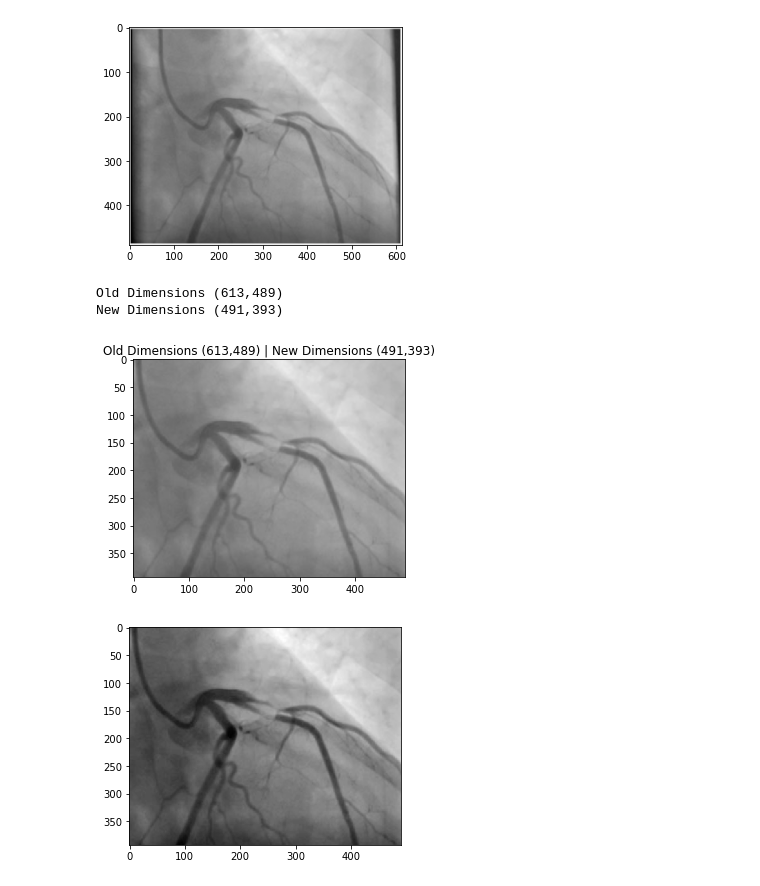
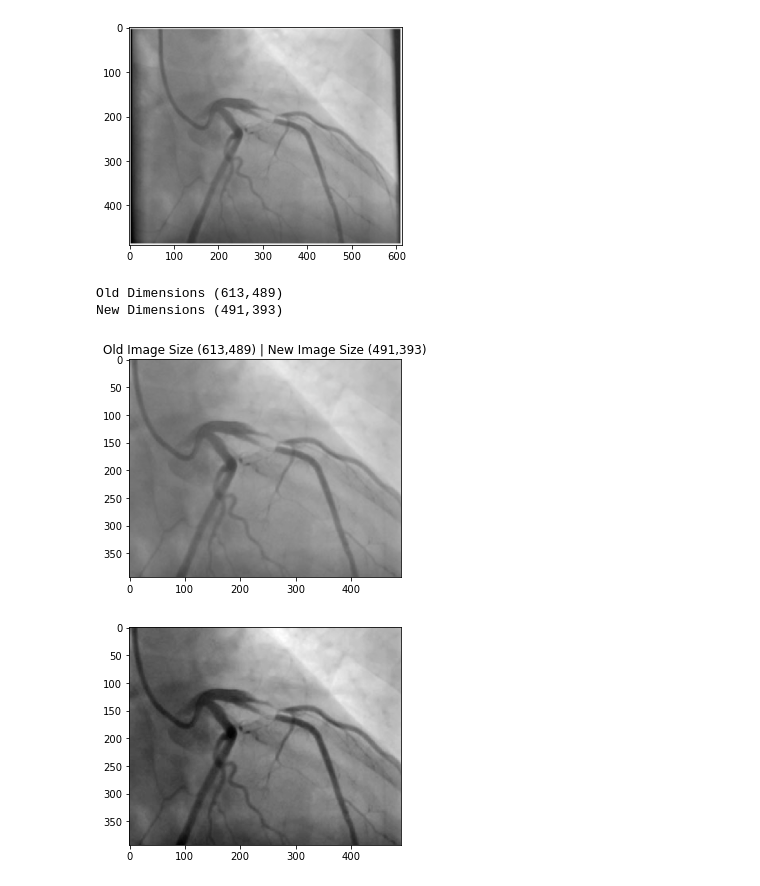
Before and after one commit to HeeebsInc/AngiogramBlockageDetection, a Jupyter notebook: technical-notebook.ipynb, the cells around one changed output. Cells and saved outputs as stored; diff of their text form; code cells hidden in the pictures.

```diff
--- a/technical-notebook.ipynb
+++ b/technical-notebook.ipynb
@@ -19,17 +19,17 @@ plt.show()
 # %%
 #Step 2 Crop image borders by 10%
 print(f'Old Dimensions ({original_img.shape[1]},{original_img.shape[0]})')
 x_new = int(original_img.shape[1] * .1)
 y_new = int(original_img.shape[0] * .1)
 img_cropped = original_img[y_new:original_img.shape[0] - y_new, x_new: original_img.shape[1] - x_new]
 print(f'New Dimensions ({img_cropped.shape[1]},{img_cropped.shape[0]})')
-plt.title(f'Old Dimensions ({original_img.shape[1]},{original_img.shape[0]}) | New Dimensions ({img_cropped.shape[1]},{img_cropped.shape[0]})')
+plt.title(f'Old Image Size ({original_img.shape[1]},{original_img.shape[0]}) | New Image Size ({img_cropped.shape[1]},{img_cropped.shape[0]})')
 plt.imshow(img_cropped)
 plt.show()
 # %% [output]
 Old Dimensions (613,489)
 New Dimensions (491,393)
-[figure, old version]
+[figure, new version]
 # %%
 #Step 3 convert image to gray
 gray = cv2.cvtColor(img_cropped, cv2.COLOR_BGR2GRAY)
```
Also changed, not shown: parts of 4 cells of this notebook, 4 other files.
